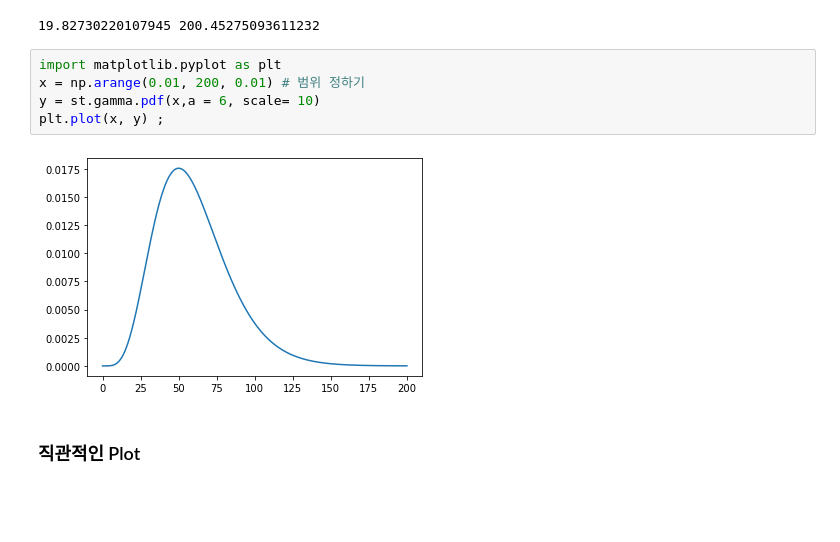
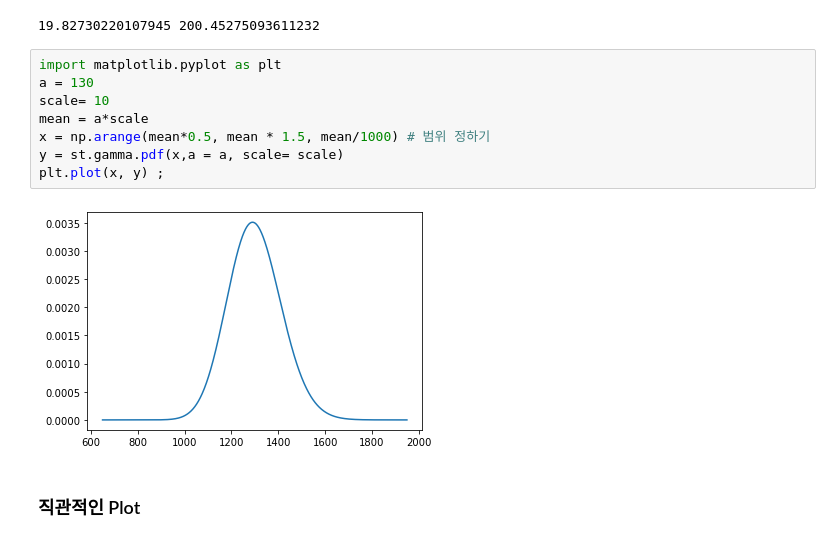
Before and after one commit to hana-dool/Data_Analysis, a Jupyter notebook: 2. Bayesian Model.ipynb, the cells around one changed output. Drawn from its saved outputs; the diff is of its cells as text; blank space fills up the shorter version.

```diff
--- a/2. Bayesian Model.ipynb
+++ b/2. Bayesian Model.ipynb
@@ -77,11 +79,14 @@ print(np.mean(sample), np.var(sample) )
 19.82730220107945 200.45275093611232
 # %%
 import matplotlib.pyplot as plt
-x = np.arange(0.01, 200, 0.01) # 범위 정하기
-y = st.gamma.pdf(x,a = 6, scale= 10)
+a = 130
+scale= 10
+mean = a*scale
+x = np.arange(mean*0.5, mean * 1.5, mean/1000) # 범위 정하기
+y = st.gamma.pdf(x,a = a, scale= scale)
 plt.plot(x, y) ;
 # %% [output]
-[figure, old version]
+[figure, new version]
 # %% [markdown]
 ### 직관적인 Plot
 # %% [markdown]
```
Also changed, not shown: parts of 3 cells of this notebook.
